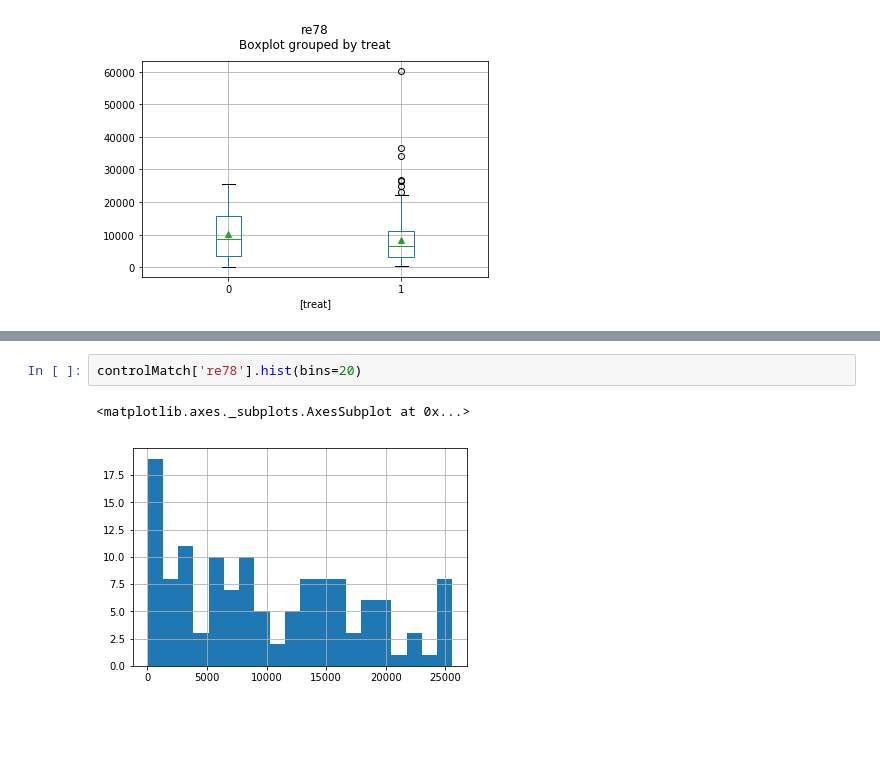
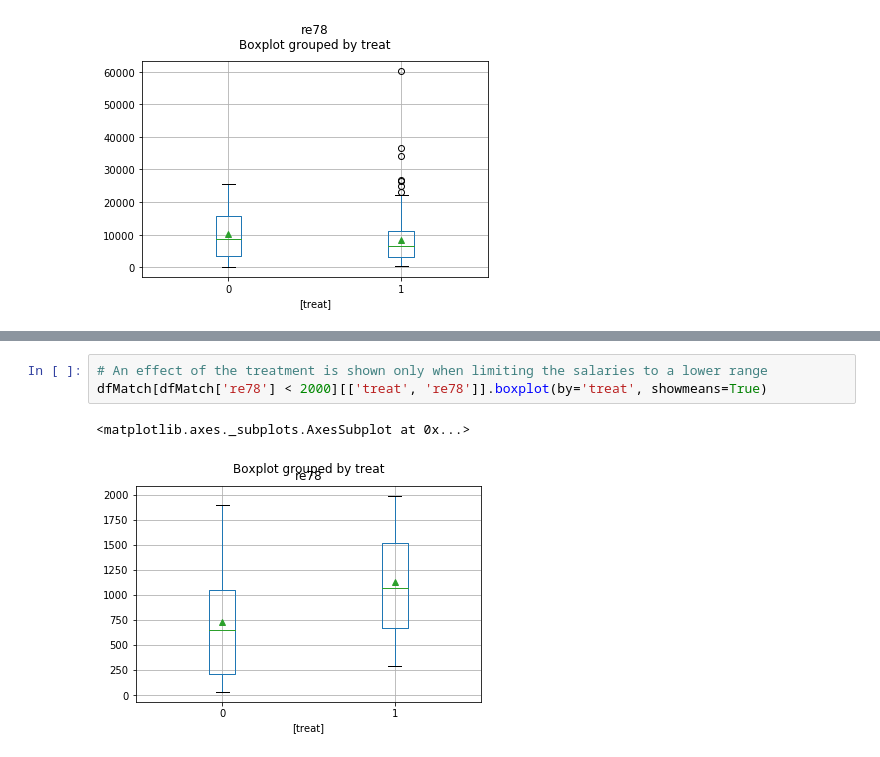
Before and after one commit to pmichele/ADA-Group, a Jupyter notebook: Partials/Michele/04 - Applied ML/Untitled.ipynb, the cells around one changed output, grey strips where cells are left out. Saved outputs shown, nothing was run; the diff lists cells and outputs as text; blank space fills up the shorter version.

```diff
--- a/Partials/Michele/04 - Applied ML/Untitled.ipynb
+++ b/Partials/Michele/04 - Applied ML/Untitled.ipynb
@@ -289,5 +297,6 @@ control['re78'].hist(bins=50)
-# %%
-controlMatch['re78'].hist(bins=20)
-# %% [output]
-<matplotlib.axes._subplots.AxesSubplot at 0x...>
-[figure, removed]
+# %%
+# An effect of the treatment is shown only when limiting the salaries to a lower range
+dfMatch[dfMatch['re78'] < 2000][['treat', 're78']].boxplot(by='treat', showmeans=True)
+# %% [output]
+<matplotlib.axes._subplots.AxesSubplot at 0x...>
+[figure, added]
```
Also changed, not shown: parts of 30 cells of this notebook.
